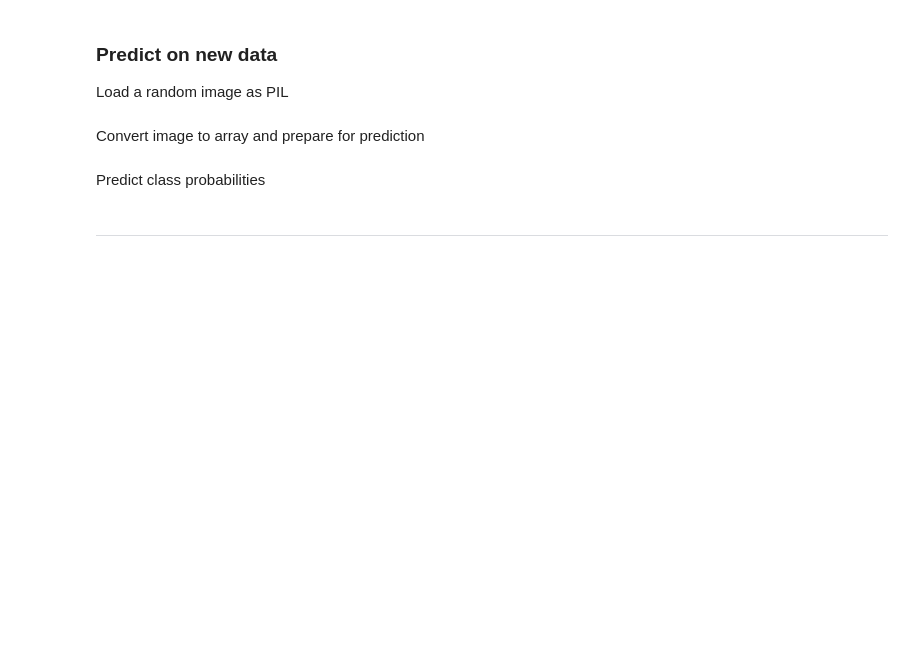
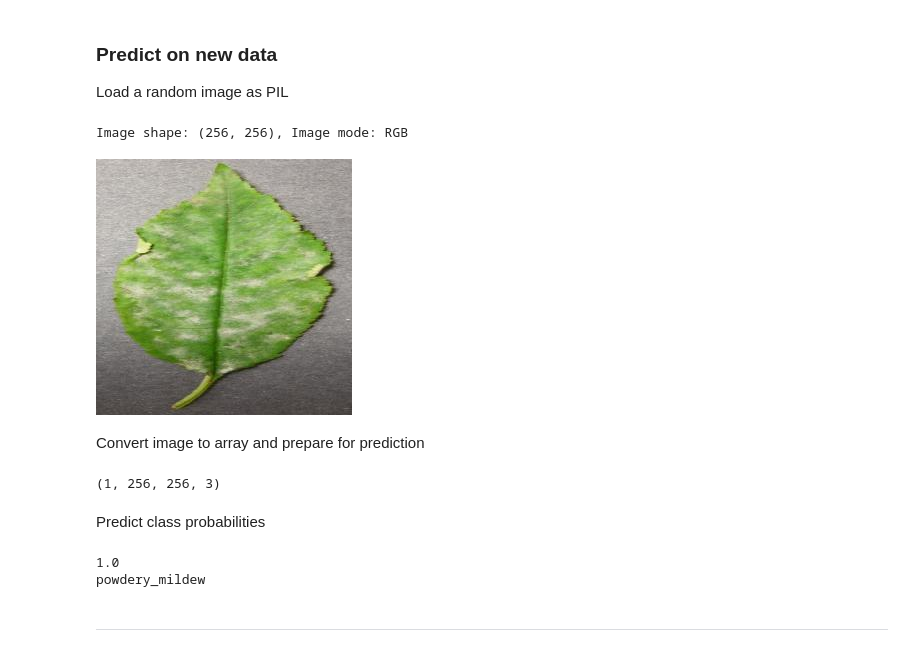
Before and after one commit to rockroman/pa_test2, a Jupyter notebook: jupyter_notebooks/ModellingandEvaluating.ipynb, the cells around one changed output. Saved outputs shown, nothing was run; the diff lists cells and outputs as text; code cells hidden in the pictures; blank space fills up the shorter version.

Commit message:
Add new plots

```diff
--- a/jupyter_notebooks/ModellingandEvaluating.ipynb
+++ b/jupyter_notebooks/ModellingandEvaluating.ipynb
@@ -316,20 +296,27 @@ joblib.dump(value=evaluation ,
 Load a random image as PIL
 # %%
 from tensorflow.keras.preprocessing import image
+import random
 
-pointer = 66
-label = labels[0] # select Uninfected or Parasitized
+label = random.choice(labels)
 
-pil_image = image.load_img(test_path + '/'+ label + '/'+ os.listdir(test_path+'/'+ label)[pointer],
+pointer = random.randint(0, len(os.listdir(test_path + '/' + label)) - 1)
+
+pil_image = image.load_img(test_path + '/' + label + '/' + os.listdir(test_path + '/' + label)[pointer],
                           target_size=image_shape, color_mode='rgb')
 print(f'Image shape: {pil_image.size}, Image mode: {pil_image.mode}')
 pil_image
+# %% [output]
+Image shape: (256, 256), Image mode: RGB
+[figure, added]
 # %% [markdown]
 Convert image to array and prepare for prediction
 # %%
 my_image = image.img_to_array(pil_image)
 my_image = np.expand_dims(my_image, axis=0)/255
 print(my_image.shape)
+# %% [output]
+(1, 256, 256, 3)
 # %% [markdown]
 Predict class probabilities
 # %%
@@ -342,6 +329,9 @@ if pred_class == target_map[0]: pred_proba = 1 - pred_proba
 
 print(pred_proba)
 print(pred_class)
+# %% [output]
+1.0
+powdery_mildew
 # %% [markdown]
 ---
 # %% [markdown]
```
Also changed, not shown: parts of 15 cells of this notebook, 16 other files.
